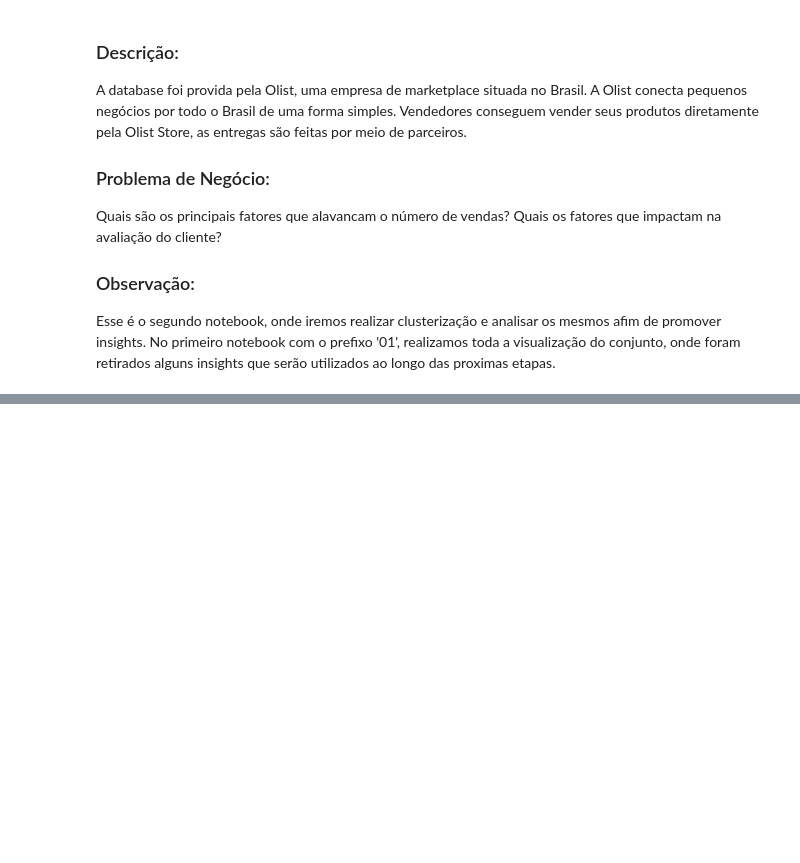
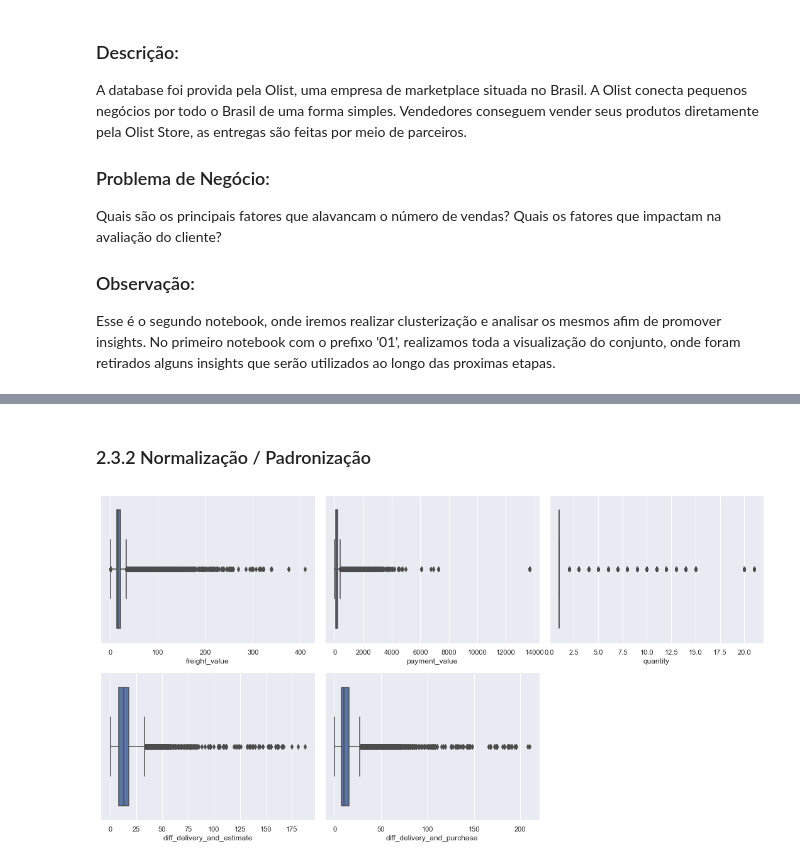
Before and after one commit to Herikc2/Brazilian-E-Commerce-Olist, a Jupyter notebook: docs/02_Clustering_Analysis.ipynb, the cells around one changed output, grey strips where cells are left out. Saved outputs shown, nothing was run; the diff lists cells and outputs as text; code cells hidden in the pictures; blank space fills up the shorter version.

```diff
--- a/docs/02_Clustering_Analysis.ipynb
+++ b/docs/02_Clustering_Analysis.ipynb
@@ -14,0 +350,15 @@ Esse é o segundo notebook, onde iremos realizar clusterização e analisar os m
+# %%
+dtGeneralOrdersProcessado = dtGeneralOrders.copy()
+# %%
+# Realizando LabelEncoder
+labelencoderPaymentType = LabelEncoder()
+labelencoderCustomerState = LabelEncoder()
+labelencoderCustomerRegion = LabelEncoder()
+
+dtGeneralOrdersProcessado['payment_type'] = labelencoderPaymentType.fit_transform(dtGeneralOrders['payment_type'])
+
+dtGeneralOrdersProcessado['customer_state'] =\
+                labelencoderCustomerState.fit_transform(dtGeneralOrders['customer_state'])
+
+dtGeneralOrdersProcessado['customer_region'] =\
+                labelencoderCustomerRegion.fit_transform(dtGeneralOrders['customer_region'])
@@ -14,0 +374,20 @@ Esse é o segundo notebook, onde iremos realizar clusterização e analisar os m
+# %% [markdown]
+### 2.3.2 Normalização / Padronização
+# %%
+colunas_quantitativas = ['freight_value', 'payment_value', 'quantity',\
+                         'diff_delivery_and_estimate', 'diff_delivery_and_purchase']
+# %%
+def boxplot_individuais(data, columns, width = 15, height = 8):
+    fig = plt.figure()
+    fig.subplots_adjust(hspace = 0.4, wspace = 0.4)
+    fig.set_figheight(8)
+    fig.set_figwidth(15)
+
+    columns_adjust = ceil(len(columns) / 3)
+
+    for i, column in enumerate(columns):
+        ax = fig.add_subplot(columns_adjust, 3, i + 1)
+        sns.boxplot(x = data[column])
+
+    plt.tight_layout()
+    plt.show()
@@ -14,0 +410,4 @@ Esse é o segundo notebook, onde iremos realizar clusterização e analisar os m
+# %%
+boxplot_individuais(dtGeneralOrdersProcessado, colunas_quantitativas)
+# %% [output]
+[figure, added]
```
Also changed, not shown: parts of 102 cells of this notebook.
